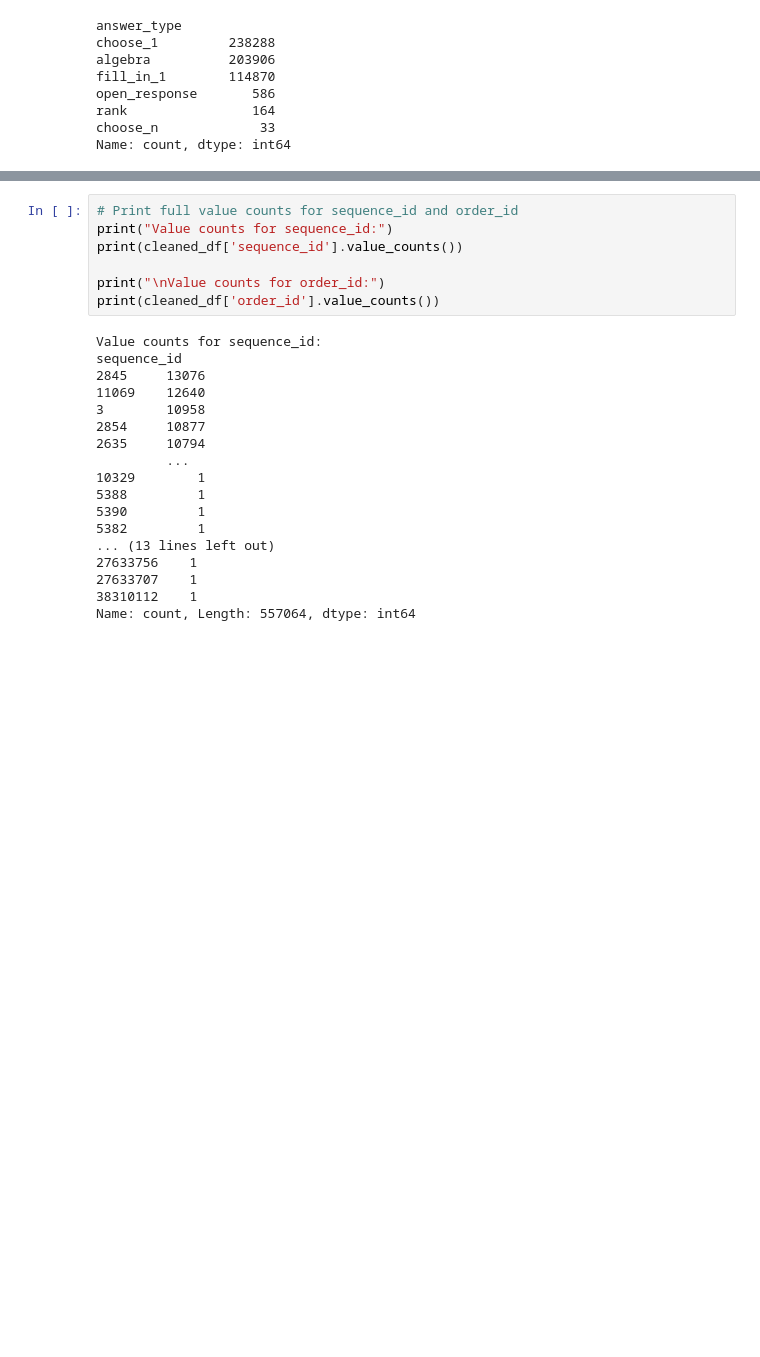
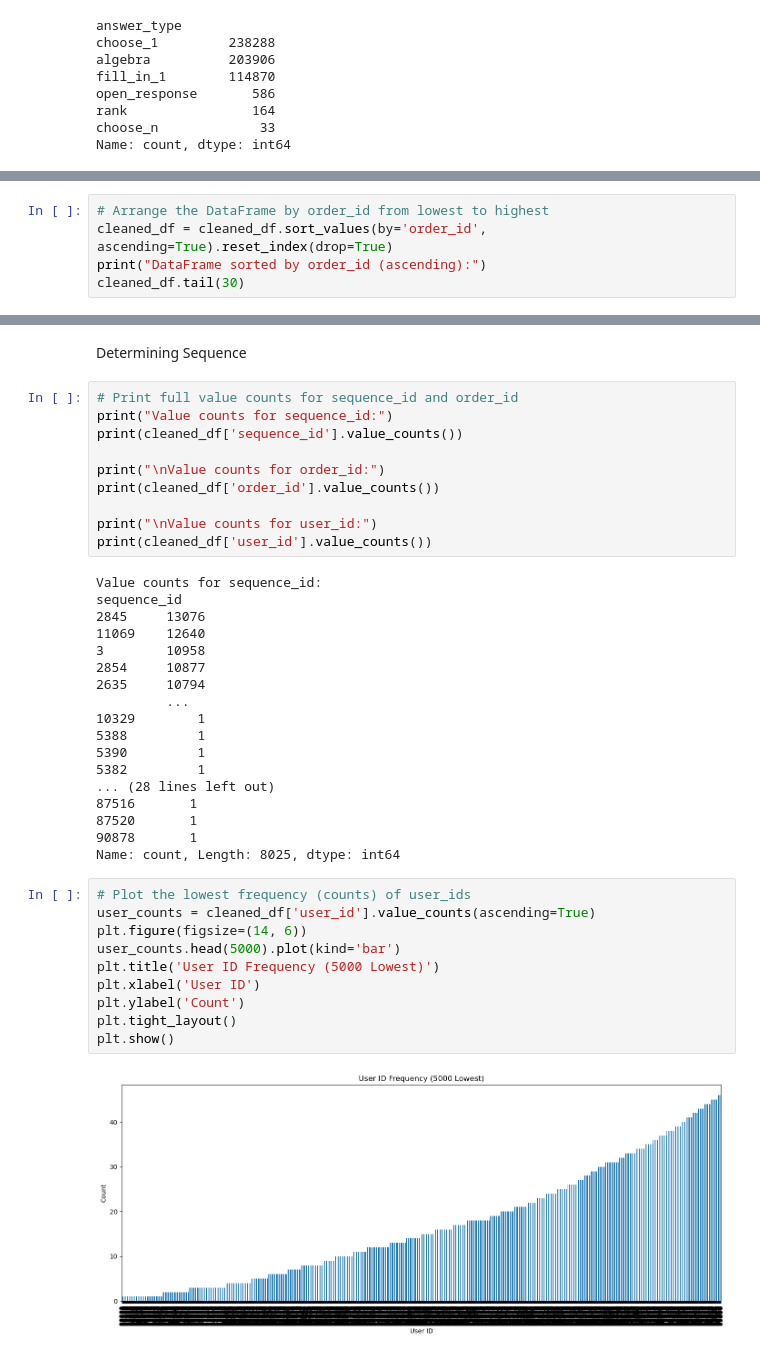
Before and after one commit to somtee99/personalized_learning_rl, a Jupyter notebook: data_cleaning.ipynb, the cells around one changed output, grey strips where cells are left out. Cells and saved outputs as stored; diff of their text form; blank space fills up the shorter version.

```diff
--- a/data_cleaning.ipynb
+++ b/data_cleaning.ipynb
@@ -316,3 +393,8 @@ choose_1     238288
 algebra      203906
 fill_in_1    114870
 Name: count, dtype: int64
+# %%
+# Arrange the DataFrame by order_id from lowest to highest
+cleaned_df = cleaned_df.sort_values(by='order_id', ascending=True).reset_index(drop=True)
+print("DataFrame sorted by order_id (ascending):")
+cleaned_df.tail(30)
@@ -319,3 +420,5 @@ Name: count, dtype: int64
+# %% [markdown]
+Determining Sequence
 # %%
 # Print full value counts for sequence_id and order_id
 print("Value counts for sequence_id:")
@@ -323,6 +426,9 @@ print(cleaned_df['sequence_id'].value_counts())
 
 print("\nValue counts for order_id:")
 print(cleaned_df['order_id'].value_counts())
+
+print("\nValue counts for user_id:")
+print(cleaned_df['user_id'].value_counts())
 # %% [output]
 Value counts for sequence_id:
 sequence_id
@@ -336,8 +442,20 @@ sequence_id
 5388         1
 5390         1
 5382         1
-... (13 lines left out)
-27633756    1
-27633707    1
-38310112    1
-Name: count, Length: 557064, dtype: int64
+... (28 lines left out)
+87516       1
+87520       1
+90878       1
+Name: count, Length: 8025, dtype: int64
+# %%
+# Plot the lowest frequency (counts) of user_ids
+user_counts = cleaned_df['user_id'].value_counts(ascending=True)
+plt.figure(figsize=(14, 6))
+user_counts.head(5000).plot(kind='bar')
+plt.title('User ID Frequency (5000 Lowest)')
+plt.xlabel('User ID')
+plt.ylabel('Count')
+plt.tight_layout()
+plt.show()
+# %% [output]
+[figure, added]
```
Also changed, not shown: parts of 15 cells of this notebook, 7 other files.
